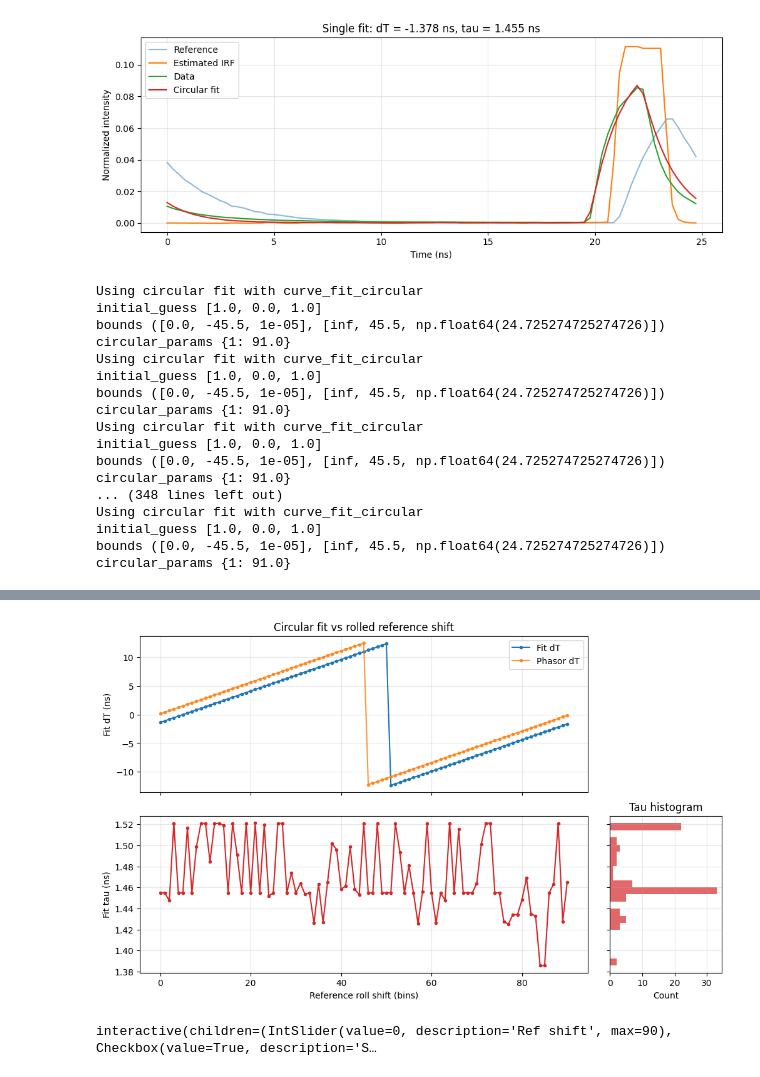
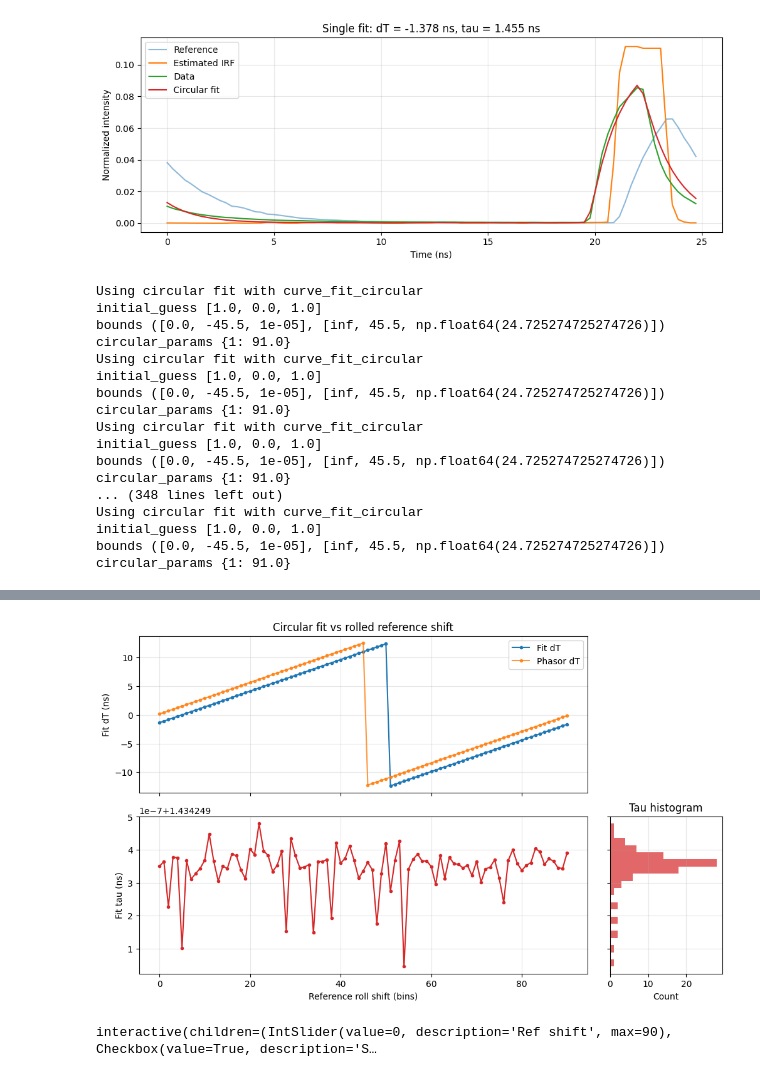
Before and after one commit to VicidominiLab/BrightEyes-Flim, a Jupyter notebook: example notebooks/Alignment Data.ipynb, the cells around one changed output, grey strips where cells are left out. Cells and saved outputs as stored; diff of their text form; code cells hidden in the pictures.

Commit message:
in the notebook removed the regularization

```diff
--- a/example notebooks/Alignment Data.ipynb
+++ b/example notebooks/Alignment Data.ipynb
@@ -153,6 +153,7 @@ for shift in shift_values:
             tau_ref_ns,
             period_ns,
             iterations=IRF_ITERATIONS,
+            regularization=0
         ),
         dtype=float,
     )
@@ -253,4 +254,4 @@ circular_params {1: 91.0}
-[figure, old version]
+[figure, new version]
 # %%
 from ipywidgets import interact, IntSlider, Checkbox
 
```
Also changed, not shown: parts of 3 cells of this notebook.
